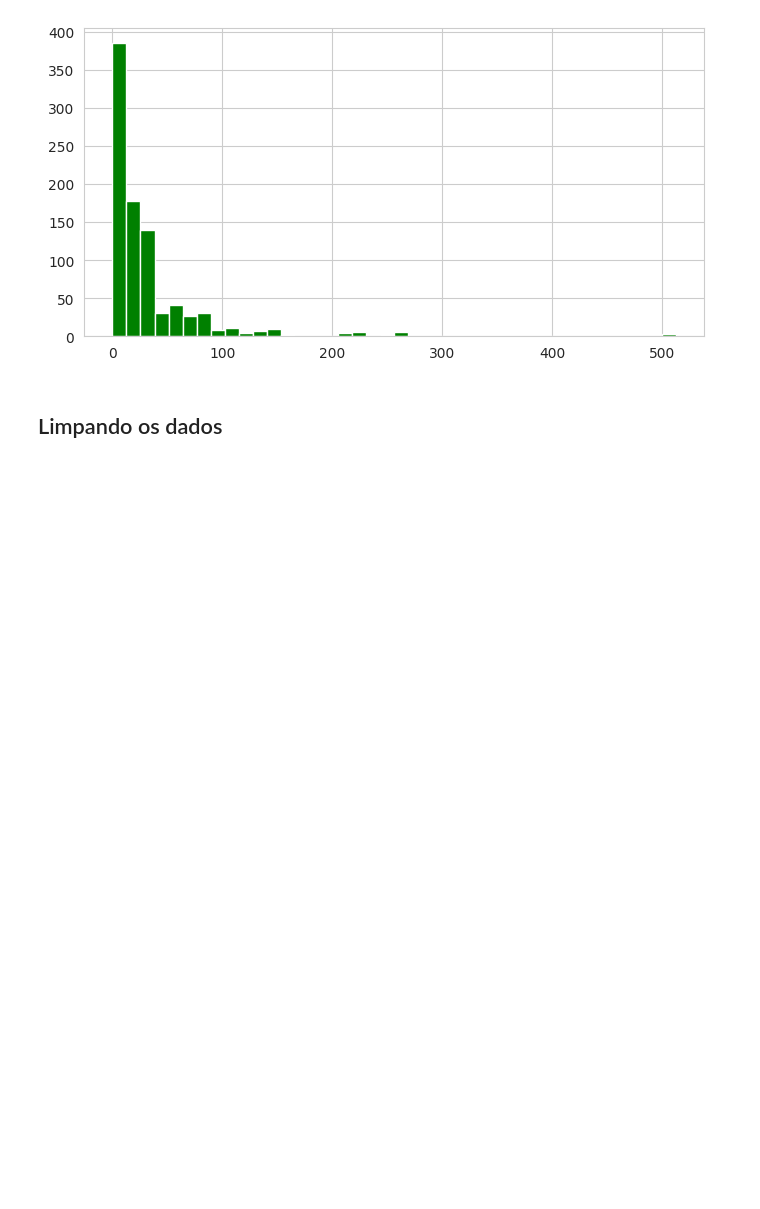
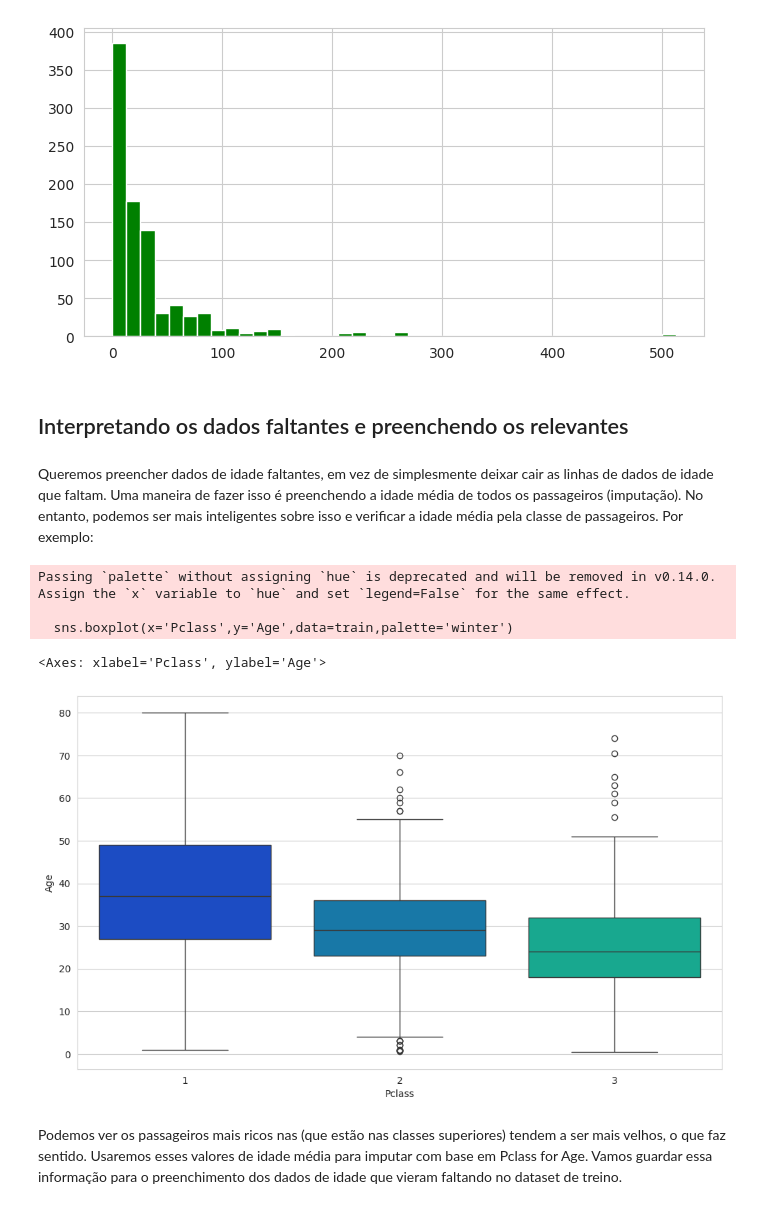
Before and after one commit to rachelresende/titanic, a Jupyter notebook: Desafio_Titanic.ipynb, the cells around one changed output. Drawn from its saved outputs; the diff is of its cells as text; code cells hidden in the pictures; blank space fills up the shorter version.

```diff
--- a/Desafio_Titanic.ipynb
+++ b/Desafio_Titanic.ipynb
@@ -105,4 +105,17 @@ train['Fare'].hist(color='green',bins=40,figsize=(8,4))
 <Axes: >
 [figure]
 # %% [markdown]
-## Limpando os dados
+## Interpretando os dados faltantes e preenchendo os relevantes
+# %% [markdown]
+Queremos preencher dados de idade faltantes, em vez de simplesmente deixar cair as linhas de dados de idade que faltam. Uma maneira de fazer isso é preenchendo a idade média de todos os passageiros (imputação). No entanto, podemos ser mais inteligentes sobre isso e verificar a idade média pela classe de passageiros. Por exemplo:
+# %%
+plt.figure(figsize=(12, 7))
+sns.boxplot(x='Pclass',y='Age',data=train,palette='winter')
+# %% [output]
+Passing `palette` without assigning `hue` is deprecated and will be removed in v0.14.0. Assign the `x` variable to `hue` and set `legend=False` for the same effect.
+
+  sns.boxplot(x='Pclass',y='Age',data=train,palette='winter')
+<Axes: xlabel='Pclass', ylabel='Age'>
+[figure, added]
+# %% [markdown]
+Podemos ver os passageiros mais ricos nas (que estão nas classes superiores) tendem a ser mais velhos, o que faz sentido. Usaremos esses valores de idade média para imputar com base em Pclass for Age. Vamos guardar essa informação para o preenchimento dos dados de idade que vieram faltando no dataset de treino.
```
Also changed, not shown: parts of 16 cells of this notebook.
